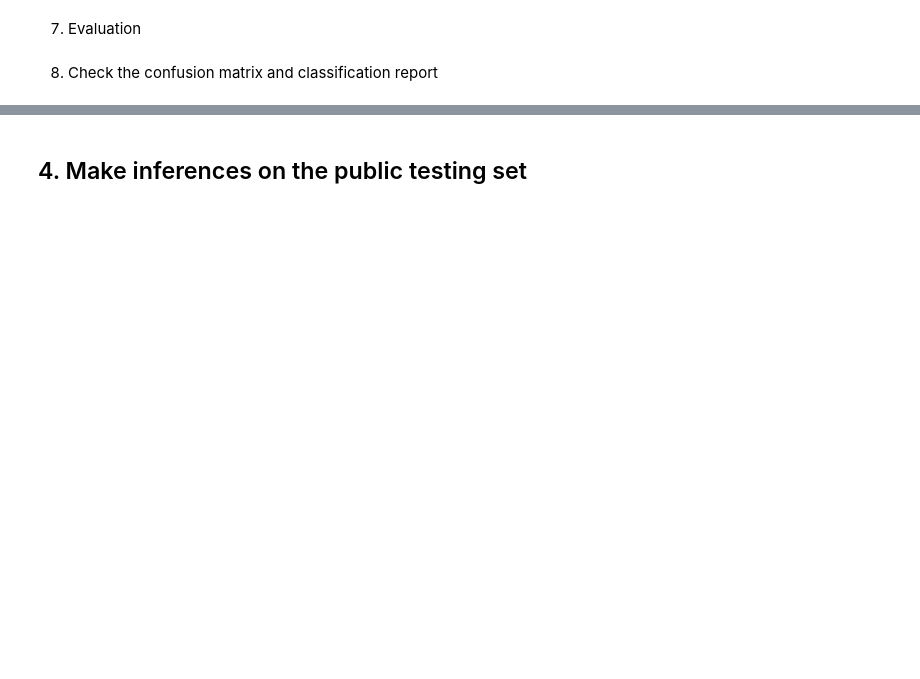
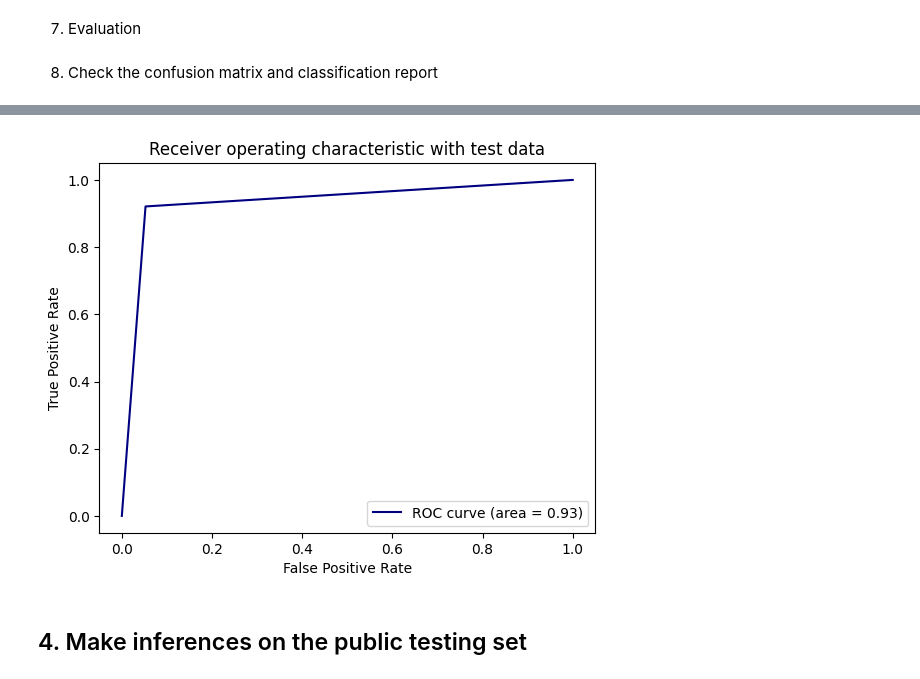
Before and after one commit to ghnmqdtg/link-prediction-on-node-pairs, a Jupyter notebook: link_prediction_neural_network.ipynb, the cells around one changed output, grey strips where cells are left out. Saved outputs shown, nothing was run; the diff lists cells and outputs as text; code cells hidden in the pictures; blank space fills up the shorter version.

Commit message:
Feat: Add ROC curve to `link_prediction_neural_network.ipynb`

```diff
--- a/link_prediction_neural_network.ipynb
+++ b/link_prediction_neural_network.ipynb
@@ -818,3 +818,14 @@ weighted avg       0.92      0.92      0.92      7200
+# %%
+fpr, tpr, ths = roc_curve(y_test, y_pred_list)
+auc_sc = auc(fpr, tpr)
+plt.plot(fpr, tpr, color='navy', label='ROC curve (area = %0.2f)' % auc_sc)
+plt.xlabel('False Positive Rate')
+plt.ylabel('True Positive Rate')
+plt.title('Receiver operating characteristic with test data')
+plt.legend()
+plt.show()
+# %% [output]
+[figure, added]
 # %% [markdown]
 ## 4. Make inferences on the public testing set
 # %%
```
Also changed, not shown: parts of 10 cells of this notebook.
